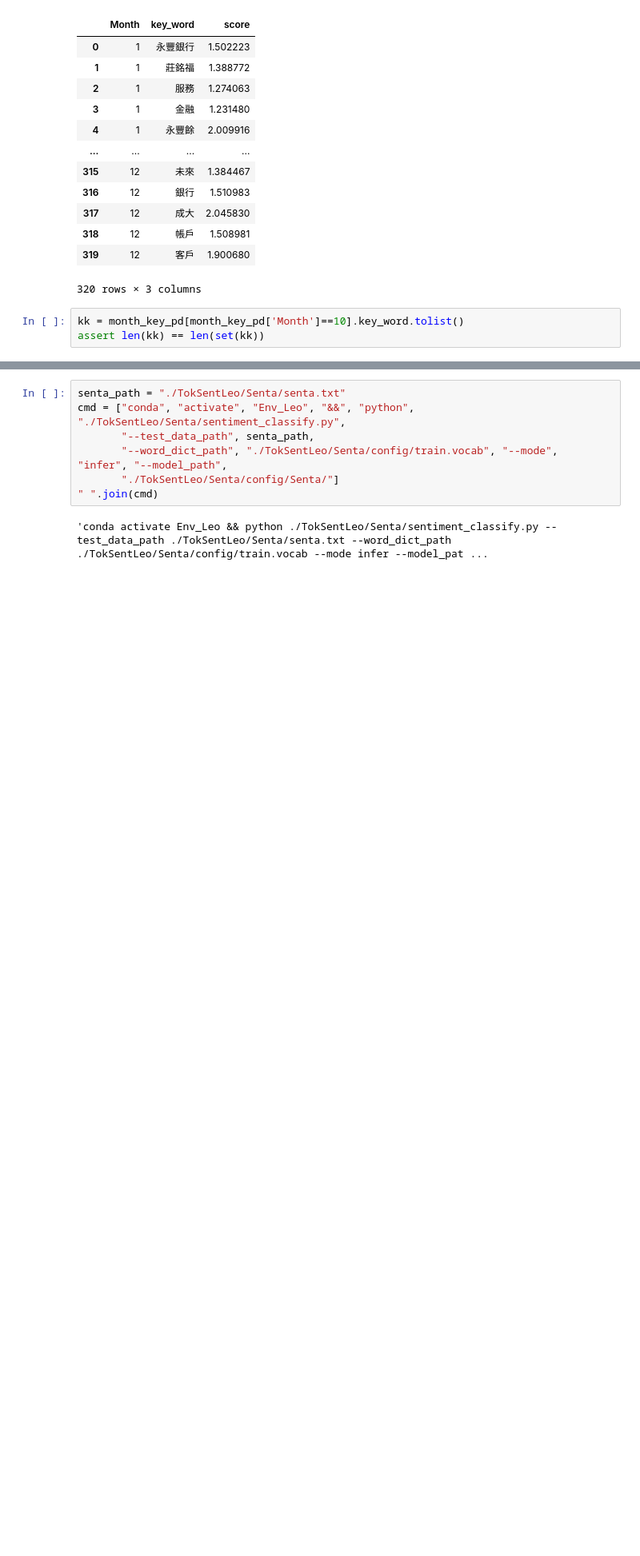
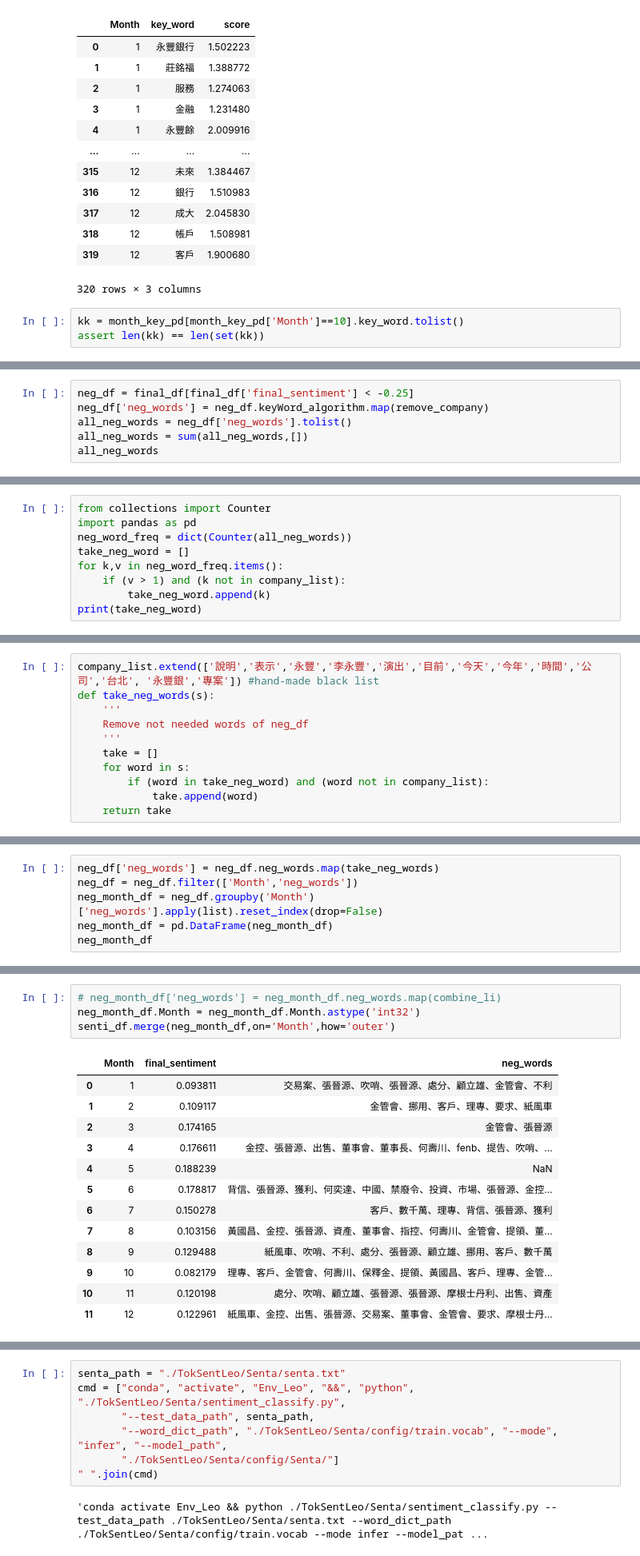
Before and after one commit to tychen5/BERT_chinese_LM_processing, a Jupyter notebook: src/Test.ipynb, the cells around one changed output, grey strips where cells are left out. Shown at 80% size. Cells and saved outputs as stored; diff of their text form; blank space fills up the shorter version.

Commit message:
update TokSentLeo v3.0 for each news' sentiment score and pos_words neg_words by month

```diff
--- a/src/Test.ipynb
+++ b/src/Test.ipynb
@@ -277,0 +248,6 @@ four_algos
+# %%
+neg_df = final_df[final_df['final_sentiment'] < -0.25]
+neg_df['neg_words'] = neg_df.keyWord_algorithm.map(remove_company)
+all_neg_words = neg_df['neg_words'].tolist()
+all_neg_words = sum(all_neg_words,[])
+all_neg_words
@@ -277,0 +276,9 @@ four_algos
+# %%
+from collections import Counter
+import pandas as pd
+neg_word_freq = dict(Counter(all_neg_words))
+take_neg_word = []
+for k,v in neg_word_freq.items():
+    if (v > 1) and (k not in company_list):
+        take_neg_word.append(k)
+print(take_neg_word)
@@ -277,0 +287,11 @@ four_algos
+# %%
+company_list.extend(['說明','表示','永豐','李永豐','演出','目前','今天','今年','時間','公司','台北', '永豐銀','專案']) #hand-made black list
+def take_neg_words(s):
+    '''
+    Remove not needed words of neg_df
+    '''
+    take = []
+    for word in s:
+        if (word in take_neg_word) and (word not in company_list):
+            take.append(word)
+    return take
@@ -277,0 +301,6 @@ four_algos
+# %%
+neg_df['neg_words'] = neg_df.neg_words.map(take_neg_words)
+neg_df = neg_df.filter(['Month','neg_words'])
+neg_month_df = neg_df.groupby('Month')['neg_words'].apply(list).reset_index(drop=False)
+neg_month_df = pd.DataFrame(neg_month_df)
+neg_month_df
@@ -277,0 +327,18 @@ four_algos
+# %%
+# neg_month_df['neg_words'] = neg_month_df.neg_words.map(combine_li)
+neg_month_df.Month = neg_month_df.Month.astype('int32')
+senti_df.merge(neg_month_df,on='Month',how='outer')
+# %% [output]
+|  | Month | final_sentiment | neg_words |
+| 0 | 1 | 0.093811 | 交易案、張晉源、吹哨、張晉源、處分、顧立雄、金管會、不利 |
+| 1 | 2 | 0.109117 | 金管會、挪用、客戶、理專、要求、紙風車 |
+| 2 | 3 | 0.174165 | 金管會、張晉源 |
+| 3 | 4 | 0.176611 | 金控、張晉源、出售、董事會、董事長、何壽川、fenb、提告、吹哨、... |
+| 4 | 5 | 0.188239 | NaN |
+| 5 | 6 | 0.178817 | 背信、張晉源、獲利、何奕達、中國、禁廢令、投資、市場、張晉源、金控... |
+| 6 | 7 | 0.150278 | 客戶、數千萬、理專、背信、張晉源、獲利 |
+| 7 | 8 | 0.103156 | 黃國昌、金控、張晉源、資產、董事會、指控、何壽川、金管會、提領、董... |
+| 8 | 9 | 0.129488 | 紙風車、吹哨、不利、處分、張晉源、顧立雄、挪用、客戶、數千萬 |
+| 9 | 10 | 0.082179 | 理專、客戶、金管會、何壽川、保釋金、提領、黃國昌、客戶、理專、金管... |
+| 10 | 11 | 0.120198 | 處分、吹哨、顧立雄、張晉源、張晉源、摩根士丹利、出售、資產 |
+| 11 | 12 | 0.122961 | 紙風車、金控、出售、張晉源、交易案、董事會、金管會、要求、摩根士丹... |
```
Also changed, not shown: parts of 14 cells of this notebook, 1 other file.
